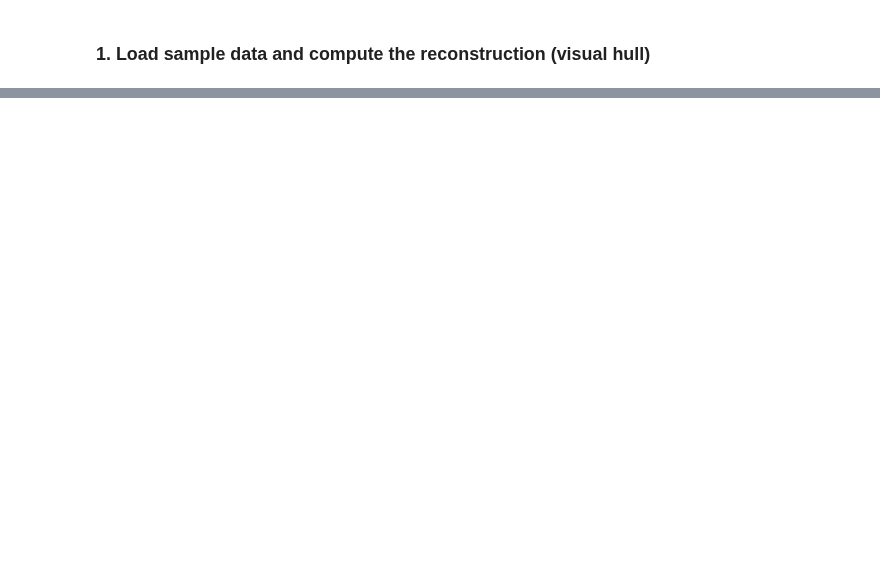
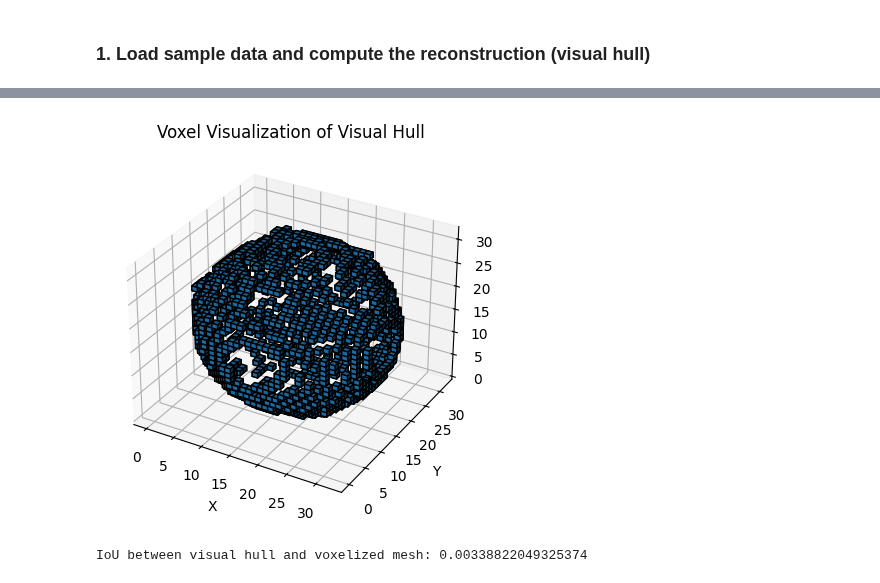
Before and after one commit to 3d-pollen-reconstruction/sequoia, a Jupyter notebook: notebooks/visual_hull_baseline.ipynb, the cells around one changed output, grey strips where cells are left out. Saved outputs shown, nothing was run; the diff lists cells and outputs as text; code cells hidden in the pictures; blank space fills up the shorter version.

```diff
--- a/notebooks/visual_hull_baseline.ipynb
+++ b/notebooks/visual_hull_baseline.ipynb
@@ -215,0 +129,53 @@ ValueError: operands could not be broadcast together with shapes (1024,1024,1024
+# %%
+# simplify the voxels
+step = 4
+gt_simplified_volume = voxel_grid_128[::step, ::step, ::step]
+
+ax = plt.figure().add_subplot(projection='3d')
+ax.voxels(gt_simplified_volume, edgecolor='k')
+ax.set_title("Voxel Visualization of Visual Hull")
+ax.set_xlabel("X")
+ax.set_ylabel("Y")
+ax.set_zlabel("Z")
+plt.show()
+# %% [output]
+[figure, added]
+# %%
+from scipy.ndimage import rotate
+
+def iou3d(vol1, vol2):
+    intersection = np.logical_and(vol1, vol2)
+    union = np.logical_or(vol1, vol2)
+    return np.sum(intersection) / np.sum(union)
+
+def rotate_voxel_grid(voxel_grid, angle_x=0, angle_y=0, angle_z=0):
+    """
+    Rotate a 3D voxel occupancy grid about the x, y, and z axes.
+
+    Parameters:
+    - voxel_grid: 3D numpy array of booleans where True indicates an occupied voxel.
+    - angle_x: Rotation angle (in degrees) around the x-axis (applied in the (y, z) plane).
+    - angle_y: Rotation angle (in degrees) around the y-axis (applied in the (x, z) plane).
+    - angle_z: Rotation angle (in degrees) around the z-axis (applied in the (x, y) plane).
+
+    Returns:
+    - A new 3D numpy array representing the rotated voxel grid.
+    """
+    # Rotate around the x-axis (rotate in the (y, z) plane)
+    rotated = rotate(voxel_grid, angle=angle_x, axes=(1, 2),
+                     reshape=True, order=0, mode='constant', cval=False)
+    # Rotate around the y-axis (rotate in the (x, z) plane)
+    rotated = rotate(rotated, angle=angle_y, axes=(0, 2),
+                     reshape=True, order=0, mode='constant', cval=False)
+    # Rotate around the z-axis (rotate in the (x, y) plane)
+    rotated = rotate(rotated, angle=angle_z, axes=(0, 1),
+                     reshape=True, order=0, mode='constant', cval=False)
+
+    return rotated
+
+recon_volume_rotated = rotate_voxel_grid(recon_volume, -rotation[0], -rotation[1], -rotation[2])
+
+iou = iou3d(recon_volume, voxel_grid_128)
+print("IoU between visual hull and voxelized mesh:", iou)
+# %% [output]
+IoU between visual hull and voxelized mesh: 0.00338822049325374
```
Also changed, not shown: parts of 17 cells of this notebook, 3 other files.
